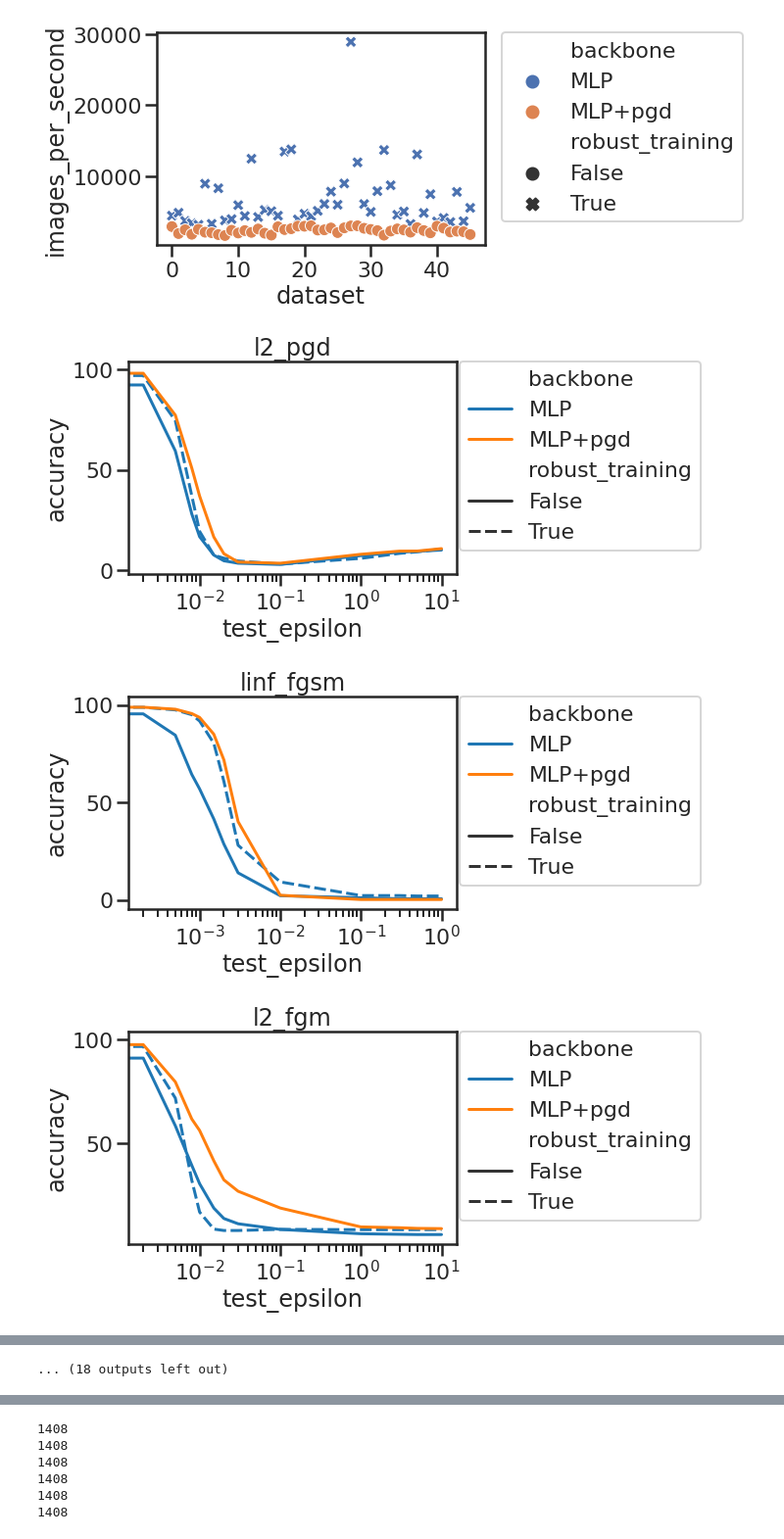
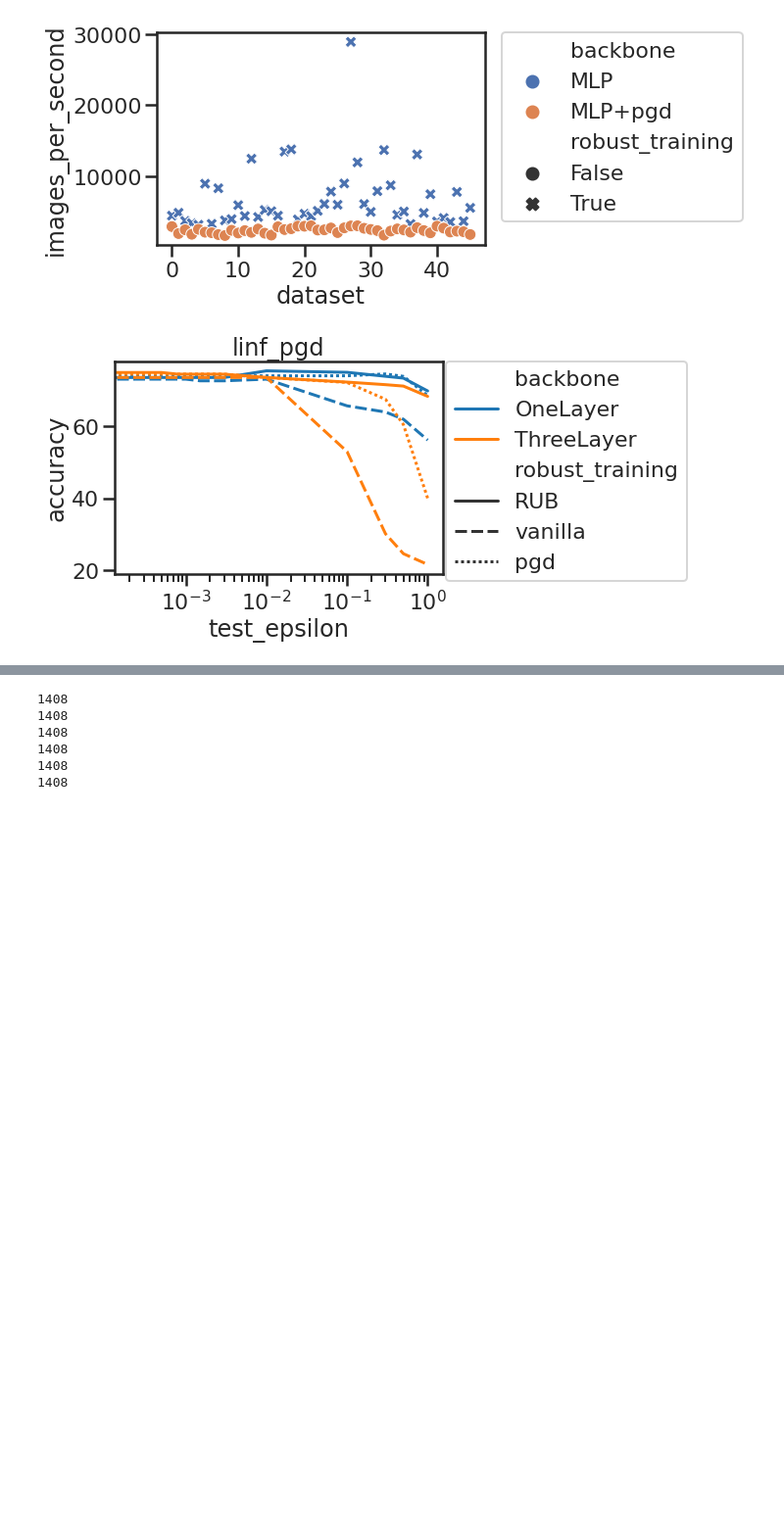
Before and after one commit to kimvc7/Robustness, a Jupyter notebook: notebooks/UCI.ipynb, the cells around one changed output, grey strips where cells are left out. Shown at 98% size. Cells and saved outputs as stored; diff of their text form; code cells hidden in the pictures; blank space fills up the shorter version.

```diff
--- a/notebooks/UCI.ipynb
+++ b/notebooks/UCI.ipynb
@@ -5,5 +5,5 @@
 # %%
-experiment_name = "uci"
+experiment_name = "uci_all"
 results_dir = '/vast/robustness/' + experiment_name + '/'
 # %%
 import seaborn as sns
@@ -39,4 +39,4 @@ if not os.path.isfile('/vast/robustness/datasets/UCI/datasets_info.csv'):
 else:
     df = pd.read_csv('/vast/robustness/datasets/UCI/datasets_info.csv')
 
-name_attacks = ["linf_pgd","l2_pgd", "linf_fgsm", "l2_fgm"]
+name_attacks = ["l1_pgd_norm", "l1_fgm_norm","l2_pgd_norm", "l2_fgm_norm", "linf_pgd","l2_pgd", "linf_fgsm", "l2_fgm"]#
@@ -42,0 +54,37 @@ name_attacks = ["linf_pgd","l2_pgd", "linf_fgsm", "l2_fgm"]
+# %%
+approxs = ['linf', 'l1']
+test = {}
+for approx in approxs:
+    file_name = results_dir + experiment_list[1]['model_name'] + '/results/acc_' + 'test' + '_approx_bound_' + approx + '.pkl'
+    if not os.path.isfile(file_name):
+        print("Missing!! " + file_name)
+        continue
+
+    with open(file_name, 'rb') as f:
+        tmp = pickle.load(f)
+
+    test[approx] = {}
+    for epsilon in tmp['bound'].keys():
+        test[approx][epsilon] = {}
+        test[approx][epsilon]['test'] = 0
+        test[approx][epsilon]['total'] = 0
+
+for idx, _ in enumerate(experiment_list):
+    for approx in approxs:
+        file_name = results_dir + experiment_list[idx]['model_name'] + '/results/acc_' + 'test' + '_approx_bound_' + approx + '.pkl'
+        if not os.path.isfile(file_name):
+            print("Missing!! " + file_name)
+            continue
+
+        with open(file_name, 'rb') as f:
+            tmp = pickle.load(f)
+
+        for epsilon in tmp['bound'].keys():
+            if np.isnan(tmp['bound'][epsilon]) or np.isnan(tmp['xent'][epsilon]):
+                continue
+            test[approx][epsilon]['total'] += 1
+            if tmp['bound'][epsilon] >= tmp['xent'][epsilon]:
+                test[approx][epsilon]['test'] += 1
+for approx in approxs:
+    for epsilon in tmp['bound'].keys():
+        test[approx][epsilon] = test[approx][epsilon]['test'] /  test[approx][epsilon]['total']
@@ -279,34 +479,32 @@ plt.legend(bbox_to_anchor=(1.05, 1), loc=2, borderaxespad=0.)
 [figure]
 [figure]
 # %%
-for dd in win_pgd + win_robust:
-    for attack in name_attacks[1:]:
+for dd in [61]:
+    for attack in [name_attacks[0]]:
         plt.figure()
         sns.lineplot(x="test_epsilon", y="accuracy",
                      hue="backbone",  style='robust_training', palette="tab10",
                      data=df_results[(df_results.dataset==dd) & (df_results.attack==attack)]).set_title(attack)
         plt.xscale('log')
         plt.legend(bbox_to_anchor=(1.01, 1),borderaxespad=0)
 
         '''
         plt.figure()
         epsilon = 0.1
         if attack == "l2_pgd" or attack == "l2_fgm" :
             epsilon = 1
         sns.catplot(x="backbone", y="accuracy",
                      hue="robust_training", col="test_epsilon", palette="tab10",kind="bar",
                      data=df_results[(df_results.test_epsilon == 0)| (df_results.test_epsilon == epsilon)][df_results.attack==attack])
         #plt.legend(bbox_to_anchor=(1.01, 1),borderaxespad=0)
         '''
     '''
     plt.figure()
     sns.barplot(x="backbone", y="images_per_second",
                  hue="robust_training", palette="tab10",
                  data=df_results).set_title("time")
     plt.yscale('log')
     plt.legend(bbox_to_anchor=(1.01, 1),borderaxespad=0)
     '''
 # %% [output]
-[figure, old version]
+[figure, new version]
-[figure, removed]
-[figure, removed]
@@ -322,2 +511 @@ for dd in win_pgd + win_robust:
-... (18 outputs left out)
 # %%
```
Also changed, not shown: parts of 14 cells of this notebook, 25 other files.
